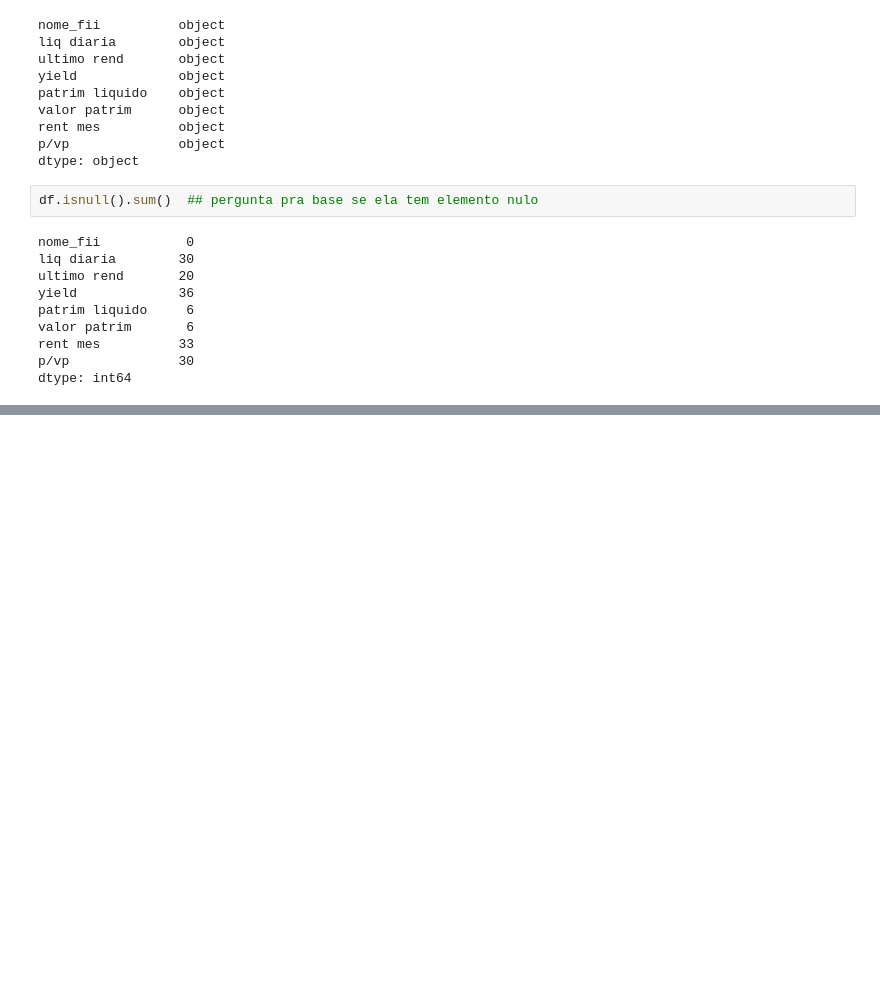
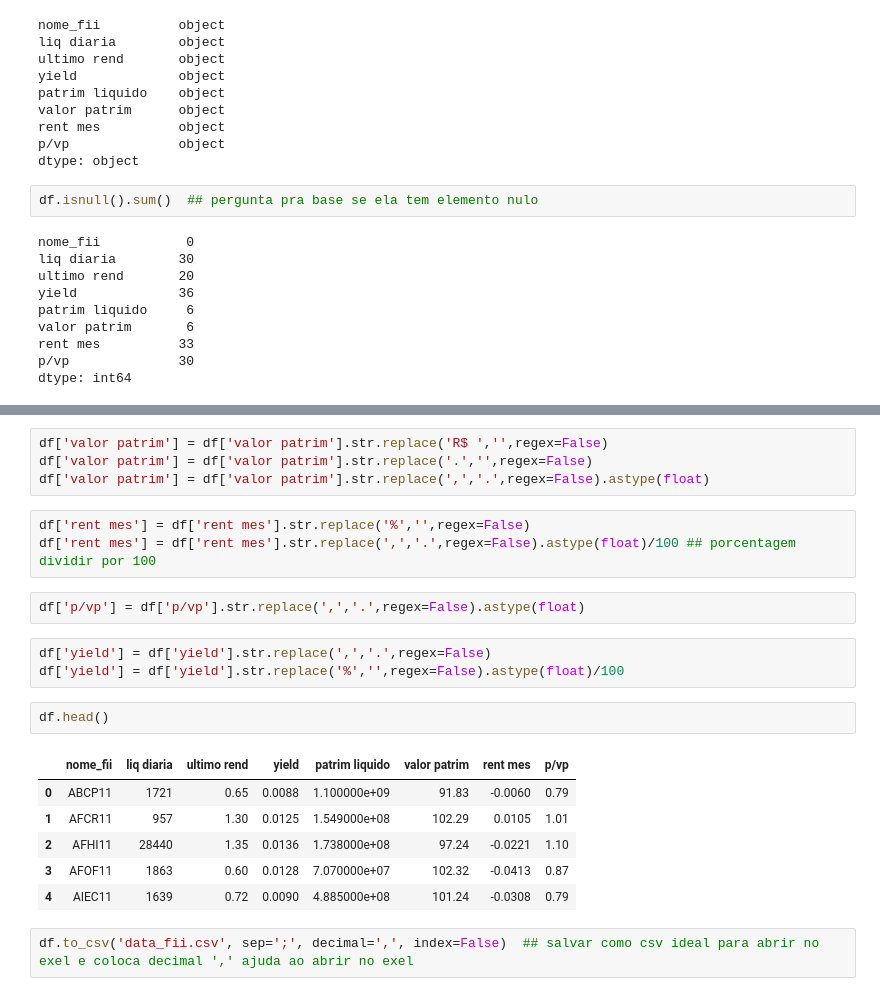
Before and after one commit to Rodrigo2S/WebScraping, a Jupyter notebook: Tratamento base fii.ipynb, the cells around one changed output, grey strips where cells are left out. Drawn from its saved outputs; the diff is of its cells as text; blank space fills up the shorter version.

```diff
--- a/Tratamento base fii.ipynb
+++ b/Tratamento base fii.ipynb
@@ -41,0 +273,23 @@ dtype: int64
+# %%
+df['valor patrim'] = df['valor patrim'].str.replace('R$ ','',regex=False)
+df['valor patrim'] = df['valor patrim'].str.replace('.','',regex=False)
+df['valor patrim'] = df['valor patrim'].str.replace(',','.',regex=False).astype(float)
+# %%
+df['rent mes'] = df['rent mes'].str.replace('%','',regex=False)
+df['rent mes'] = df['rent mes'].str.replace(',','.',regex=False).astype(float)/100 ## porcentagem dividir por 100
+# %%
+df['p/vp'] = df['p/vp'].str.replace(',','.',regex=False).astype(float)
+# %%
+df['yield'] = df['yield'].str.replace(',','.',regex=False)
+df['yield'] = df['yield'].str.replace('%','',regex=False).astype(float)/100
+# %%
+df.head()
+# %% [output]
+|  | nome_fii | liq diaria | ultimo rend | yield | patrim liquido | valor patrim | rent mes | p/vp |
+| 0 | ABCP11 | 1721 | 0.65 | 0.0088 | 1.100000e+09 | 91.83 | -0.0060 | 0.79 |
+| 1 | AFCR11 | 957 | 1.30 | 0.0125 | 1.549000e+08 | 102.29 | 0.0105 | 1.01 |
+| 2 | AFHI11 | 28440 | 1.35 | 0.0136 | 1.738000e+08 | 97.24 | -0.0221 | 1.10 |
+| 3 | AFOF11 | 1863 | 0.60 | 0.0128 | 7.070000e+07 | 102.32 | -0.0413 | 0.87 |
+| 4 | AIEC11 | 1639 | 0.72 | 0.0090 | 4.885000e+08 | 101.24 | -0.0308 | 0.79 |
+# %%
+df.to_csv('data_fii.csv', sep=';', decimal=',', index=False)  ## salvar como csv ideal para abrir no exel e coloca decimal ',' ajuda ao abrir no exel
```
Also changed, not shown: parts of 19 cells of this notebook, 2 other files.
